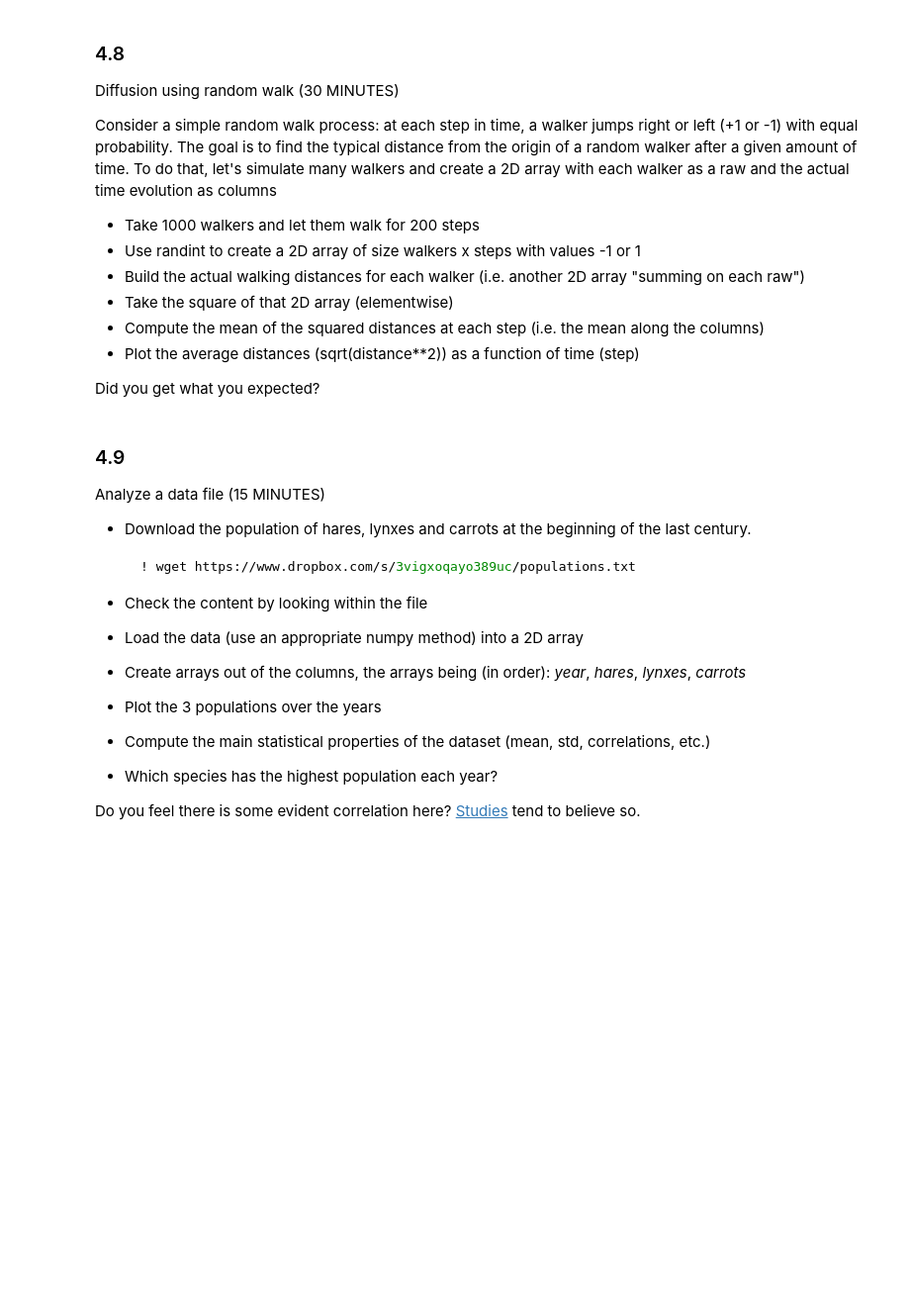
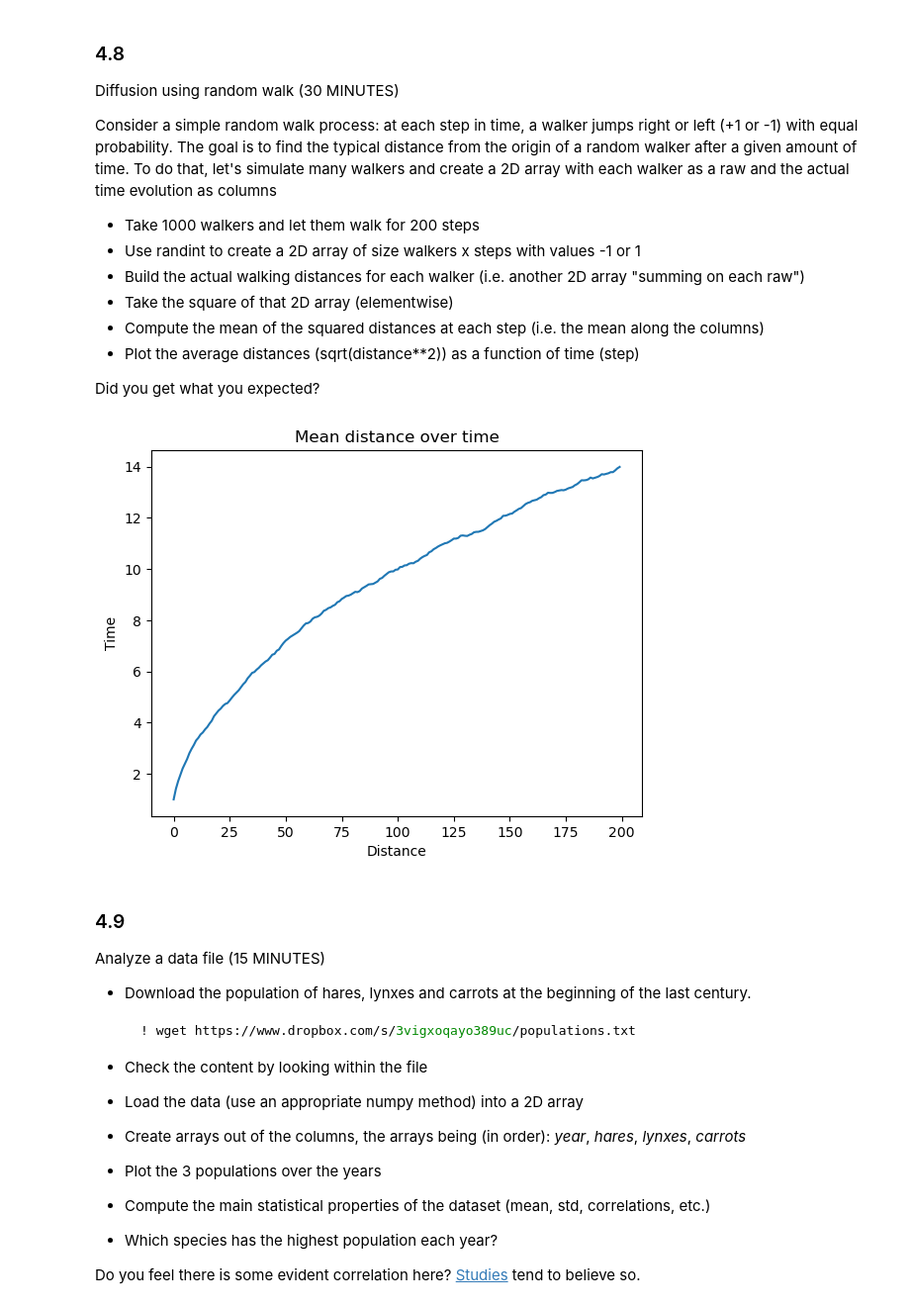
Before and after one commit to Kallo27/LaboratoryOfComputationalPhysics_Y6, a Jupyter notebook: exam/exam.ipynb, the cells around one changed output. Shown: that part at 99% size. Saved outputs shown, nothing was run; the diff lists cells and outputs as text; code cells hidden in the pictures; blank space fills up the shorter version.

```diff
--- a/exam/exam.ipynb
+++ b/exam/exam.ipynb
@@ -168,6 +309,23 @@ To do that, let's simulate many walkers and create a 2D array with each walker a
   * Plot the average distances (sqrt(distance\*\*2)) as a function of time (step)
 
 Did you get what you expected?
+# %%
+import numpy as np
+
+walkers = np.random.choice([-1, 1], size=(1000, 200))
+
+distance = np.cumsum(walkers, axis= 1)
+distance = distance ** 2
+
+mean_distance = np.sqrt(np.mean(distance, axis= 0))
+
+plt.plot(np.arange(200), mean_distance)
+plt.title('Mean distance over time')
+plt.xlabel('Distance')
+plt.ylabel('Time')
+plt.show()
+# %% [output]
+[figure, added]
 # %% [markdown]
 ### 4.9
 
```
Also changed, not shown: parts of 5 cells of this notebook, 3 other files.
